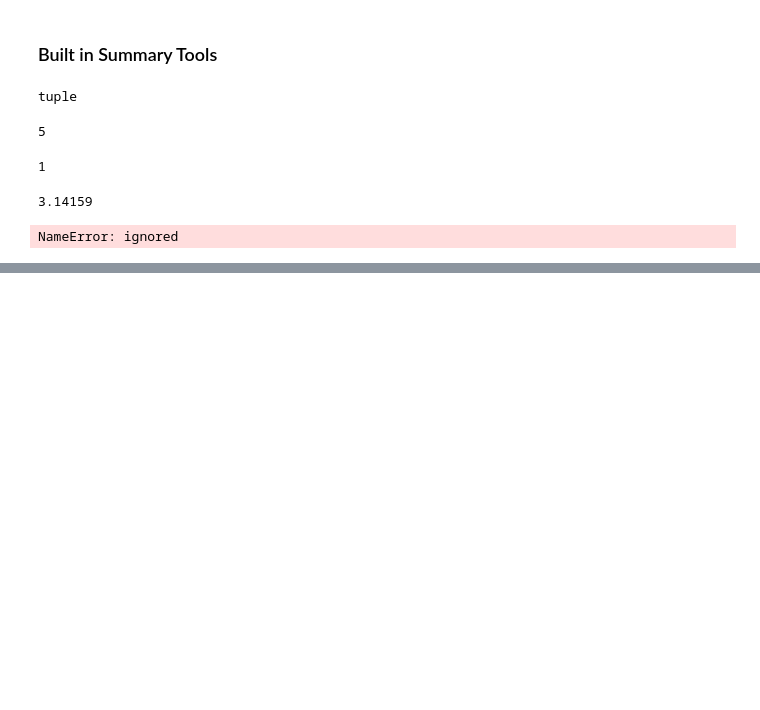
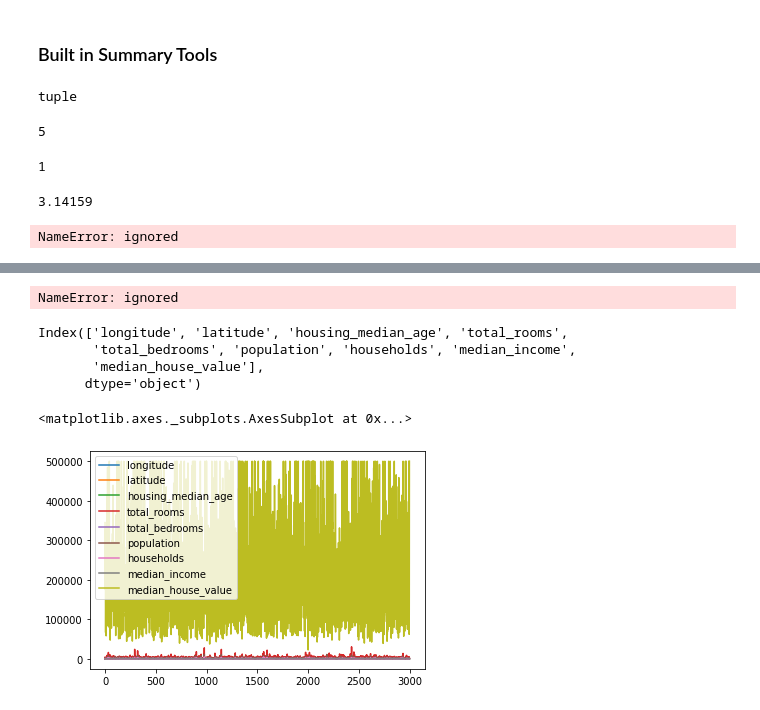
Before and after one commit to Dudleym20/praccomp_2022, a Jupyter notebook: Praccomp2022.ipynb, the cells around one changed output, grey strips where cells are left out. Drawn from its saved outputs; the diff is of its cells as text; code cells hidden in the pictures; blank space fills up the shorter version.

```diff
--- a/Praccomp2022.ipynb
+++ b/Praccomp2022.ipynb
@@ -175,0 +402,2 @@ NameError: ignored
+# %%
+data = pb.read_csv('data/gapminder_gdp_oceania.csv', index_col='country')
@@ -175,0 +406,2 @@ NameError: ignored
+# %%
+years = data.column.str.strip('gdpPercap_')
@@ -175,0 +476,16 @@ NameError: ignored
+# %%
+data.columns = years.astype(int)
+# %% [output]
+NameError: ignored
+# %%
+print(data.columns)
+# %% [output]
+Index(['longitude', 'latitude', 'housing_median_age', 'total_rooms',
+       'total_bedrooms', 'population', 'households', 'median_income',
+       'median_house_value'],
+      dtype='object')
+# %%
+data.plot()
+# %% [output]
+<matplotlib.axes._subplots.AxesSubplot at 0x...>
+[figure, added]
```
Also changed, not shown: parts of 43 cells of this notebook.
